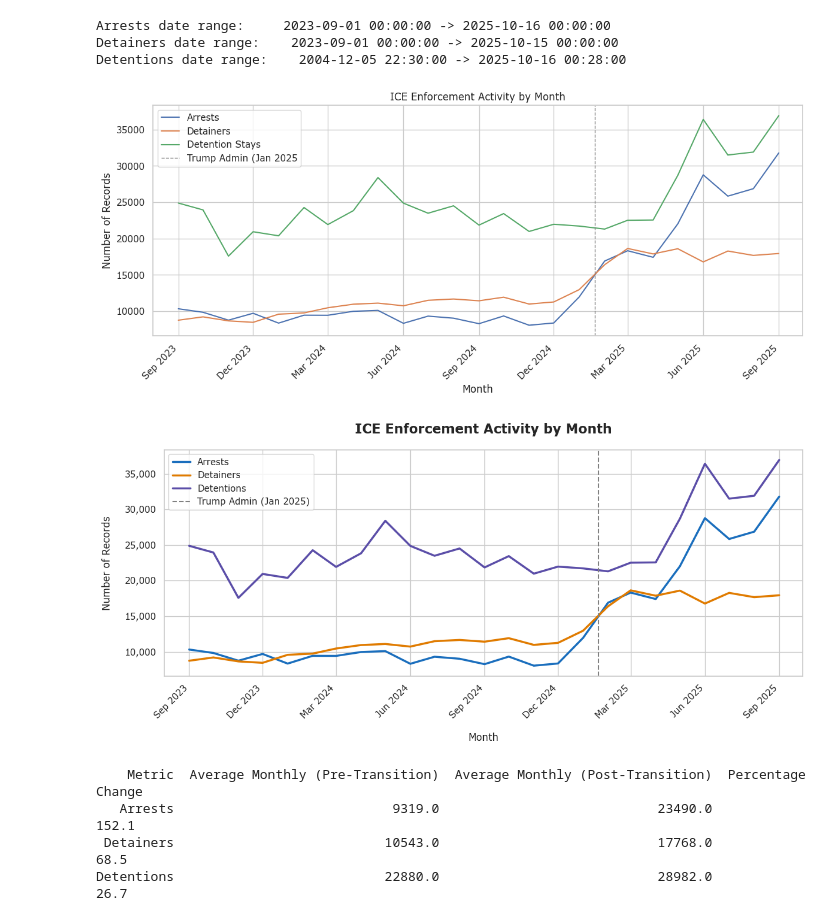
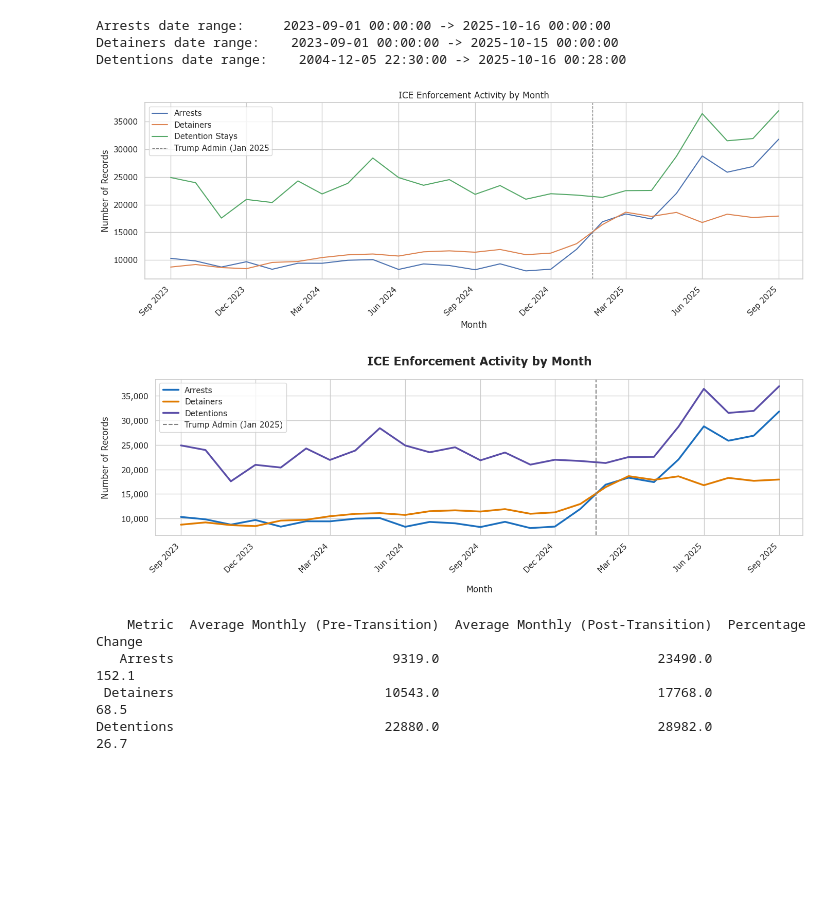
Before and after one commit to leamsley/capstone_project, a Jupyter notebook: data_analysis.ipynb, the cells around one changed output. Saved outputs shown, nothing was run; the diff lists cells and outputs as text; code cells hidden in the pictures; blank space fills up the shorter version.

```diff
--- a/data_analysis.ipynb
+++ b/data_analysis.ipynb
@@ -119,17 +120,17 @@ plt.show()
 # %%
 # the previous chart is misleading - reworking for monthly granularity
 
-arrests_per_month = df_arrests.groupby(df_arrests['apprehension_date'].dt.to_period('M')).size().reset_index(name='count')
-detainers_per_month = df_detainers.groupby(df_detainers['detainer_prepare_date'].dt.to_period('M')).size().reset_index(name='count')
-detentions_per_month = df_detentions.groupby(df_detentions['stay_book_in_date_time'].dt.to_period('M')).size().reset_index(name='count')
+arrests_per_month: DataFrame = df_arrests.groupby(df_arrests['apprehension_date'].dt.to_period('M')).size().reset_index(name='count')
+detainers_per_month: DataFrame = df_detainers.groupby(df_detainers['detainer_prepare_date'].dt.to_period('M')).size().reset_index(name='count')
+detentions_per_month: DataFrame = df_detentions.groupby(df_detentions['stay_book_in_date_time'].dt.to_period('M')).size().reset_index(name='count')
 
 # reapply the filter for any detention records before 2023
-detentions_per_month = detentions_per_month[detentions_per_month['stay_book_in_date_time'] >= '2023-01']
+detentions_per_month: DataFrame = detentions_per_month[detentions_per_month['stay_book_in_date_time'] >= '2023-01']
 
 # convert back to datetime
-arrests_per_month['date'] = arrests_per_month['apprehension_date'].dt.to_timestamp()
-detainers_per_month['date'] = detainers_per_month['detainer_prepare_date'].dt.to_timestamp()
-detentions_per_month['date'] = detentions_per_month['stay_book_in_date_time'].dt.to_timestamp()
+arrests_per_month['date']: DataFrame = arrests_per_month['apprehension_date'].dt.to_timestamp()
+detainers_per_month['date']: DataFrame = detainers_per_month['detainer_prepare_date'].dt.to_timestamp()
+detentions_per_month['date']: DataFrame = detentions_per_month['stay_book_in_date_time'].dt.to_timestamp()
 
 print(arrests_per_month.head())
 # %% [output]
@@ -197,11 +198,11 @@ Detentions date range:    2004-12-05 22:30:00 -> 2025-10-16 00:28:00
 # %%
 # re-defining monthly data to include exactly 2 years of data
 
-arrests_per_month = arrests_per_month[arrests_per_month['date'] <= '2025-09-30']
-detainers_per_month = detainers_per_month[detainers_per_month['date'] <= '2025-09-30']
-detentions_per_month = detentions_per_month[(detentions_per_month['date'] >= '2023-09-01') & (detentions_per_month['date'] <= '2025-09-30')]
+arrests_per_month: DataFrame = arrests_per_month[arrests_per_month['date'] <= '2025-09-30']
+detainers_per_month: DataFrame = detainers_per_month[detainers_per_month['date'] <= '2025-09-30']
+detentions_per_month: DataFrame = detentions_per_month[(detentions_per_month['date'] >= '2023-09-01') & (detentions_per_month['date'] <= '2025-09-30')]
 # %%
-# re-running chart with updated date range
+# re-running the chart with the updated date range
 
 fig, ax = plt.subplots(figsize=(14,5))
 
@@ -218,39 +219,39 @@ sns.lineplot(
     x='date',
     y='count',
     label='Detainers',
     ax=ax
 )
 
 sns.lineplot(
     data=detentions_per_month,
     x='date',
     y='count',
     label='Detention Stays'
 )
 
 # create administration change reference line
 ax.axvline(x=pd.Timestamp('2025-01-20'), color='gray', linestyle='--', linewidth=1, label='Trump Admin (Jan 2025')
 
 # Format x-axis as readable month/year labels
 ax.xaxis.set_major_formatter(mdates.DateFormatter('%b %Y'))
 ax.xaxis.set_major_locator(mdates.MonthLocator(bymonth=[9, 12, 3, 6]))
 plt.xticks(rotation=45, ha='right')
 # adjusting month labels to reflect September data with a slight buffer
 ax.set_xlim(pd.Timestamp('2023-08-01'), pd.Timestamp('2025-09-30'))
 
 ax.set_title('ICE Enforcement Activity by Month')
 ax.set_xlabel('Month')
 ax.set_ylabel('Number of Records')
 ax.legend()
 
-plt.tight_layout
+plt.tight_layout()
 plt.show()
 # %% [output]
-[figure, old version]
+[figure, new version]
 # %%
 # adjusting formatting to make the chart 'prettier' and easier to read
 # (adjusting colors to avoid red and green, thicker lines, adjusted title placement, style, and padding
-# added global font formatting to top of the file
+# added global font formatting to the top of the file
 
 fig, ax = plt.subplots(figsize=(14,5))
 
@@ -284,7 +285,7 @@ sns.lineplot(
     ax=ax
 )
 
-# reference line at inaugeration day
+# reference line at inauguration day
 ax.axvline(x=pd.Timestamp('2025-01-20'), color='gray', linestyle='--', linewidth=1.5, label='Trump Admin (Jan 2025)')
 
 # formatting x-axis
@@ -292,16 +293,16 @@ ax.xaxis.set_major_formatter(mdates.DateFormatter('%b %Y'))
 ax.xaxis.set_major_locator(mdates.MonthLocator(bymonth=[9, 12, 3, 6])) # manually display starting with Sept.
 plt.xticks(rotation=45, ha='right')
 ax.set_xlim(pd.Timestamp('2023-08-01'), pd.Timestamp('2025-09-30'))
-ax.yaxis.set_major_formatter(plt.FuncFormatter(lambda x, _: f'{x:,.0f}')) # add comma to y-axis numbers
+ax.yaxis.set_major_formatter(plt.FuncFormatter(lambda x, _: f'{x:,.0f}')) # add comma to y-axis numbers  # noqa
 
 ax.set_title('ICE Enforcement Activity by Month', fontsize=16, fontweight='bold', pad=20)
 ax.set_xlabel('Month', labelpad=15)
 ax.set_ylabel('Number of Records', labelpad=15)
 ax.legend()
 
-plt.tight_layout
+plt.tight_layout()
 plt.show()
 # %% [output]
-[figure, old version]
+[figure, new version]
 # %%
 # setting inauguration day for reference
```
Also changed, not shown: parts of 23 cells of this notebook.
